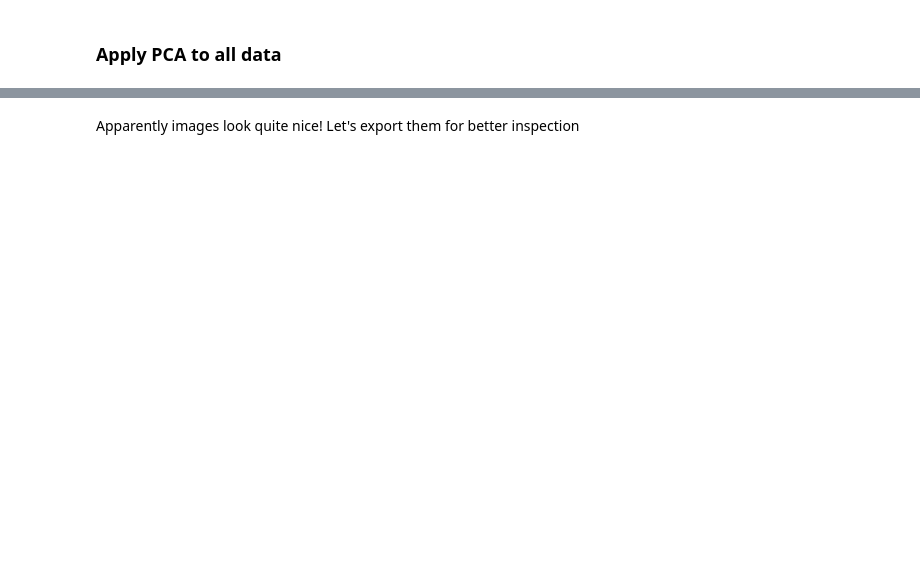
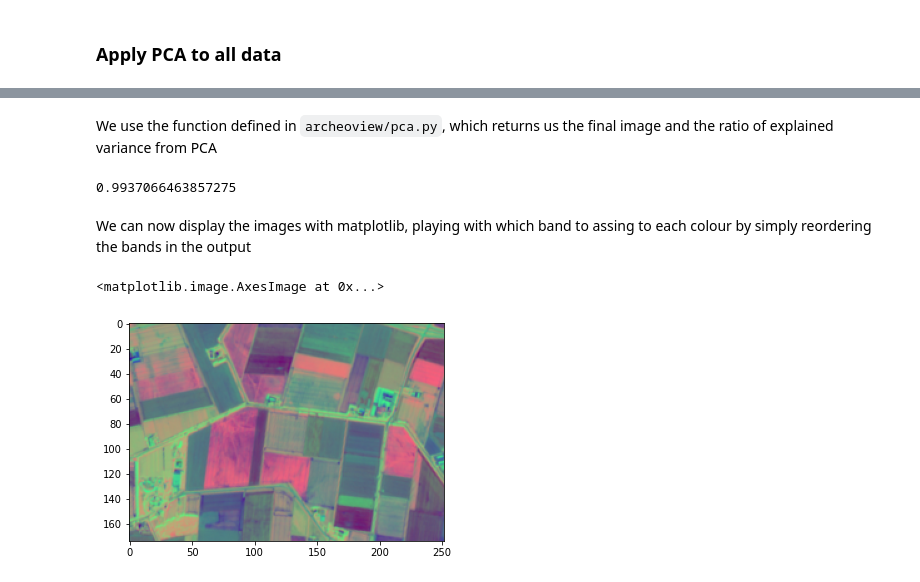
Before and after one commit to tommasobonomo/BlankSpace, a Jupyter notebook: PCA on GeoTiff.ipynb, the cells around one changed output, grey strips where cells are left out. Saved outputs shown, nothing was run; the diff lists cells and outputs as text; code cells hidden in the pictures; blank space fills up the shorter version.

Commit message:
Notebook example finalisation

```diff
--- a/PCA on GeoTiff.ipynb
+++ b/PCA on GeoTiff.ipynb
@@ -94,2 +27,0 @@ pylab.imshow(matplot_original_image)
-# %% [markdown]
-Apparently images look quite nice! Let's export them for better inspection
@@ -98,0 +28,14 @@ pylab.imsave("pca_decomp.png", matplot_pca_image)
+# %% [markdown]
+We use the function defined in `archeoview/pca.py`, which returns us the final image and the ratio of explained variance from PCA
+# %%
+pca_image, ratio = pca_decomposition(image)
+ratio
+# %% [output]
+0.9937066463857275
+# %% [markdown]
+We can now display the images with matplotlib, playing with which band to assing to each colour by simply reordering the bands in the output
+# %%
+pylab.imshow(pca_image)
+# %% [output]
+<matplotlib.image.AxesImage at 0x...>
+[figure, added]
```
Also changed, not shown: parts of 30 cells of this notebook.
